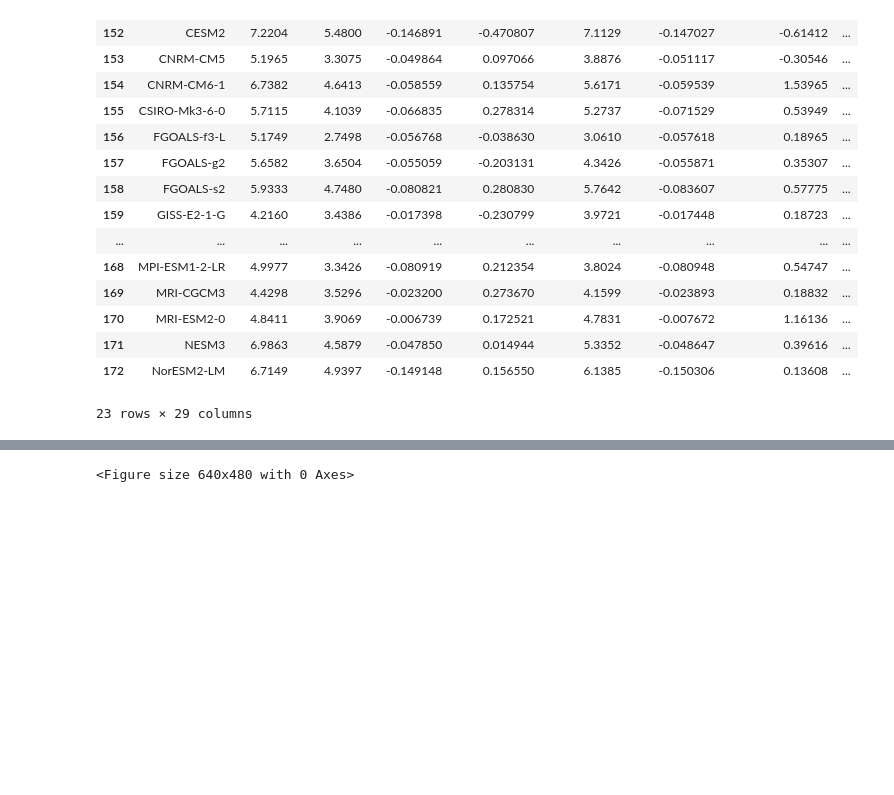
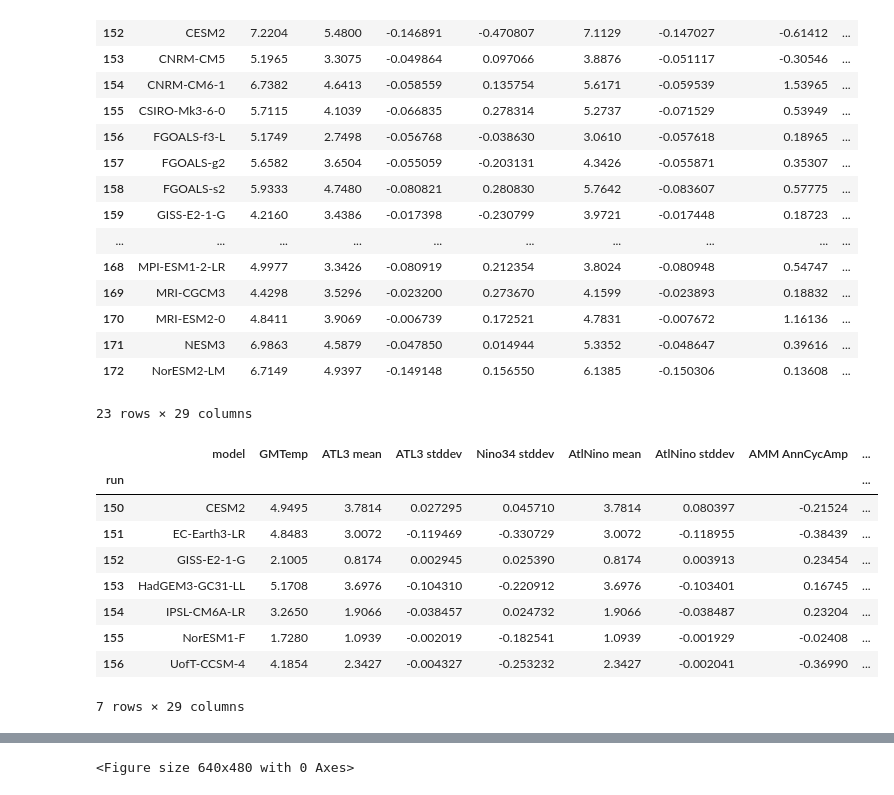
Before and after one commit to pmip4/TropicalAtlanticVariability, a Jupyter notebook: scatterplots.ipynb, the cells around one changed output, grey strips where cells are left out. Saved outputs shown, nothing was run; the diff lists cells and outputs as text; code cells hidden in the pictures; blank space fills up the shorter version.

```diff
--- a/scatterplots.ipynb
+++ b/scatterplots.ipynb
@@ -178 +192,14 @@ abrupt4xCO2_diff
+# %%
+midPliocene_diff
+# %% [output]
+|  | model | GMTemp | ATL3 mean | ATL3 stddev | Nino34 stddev | AtlNino mean | AtlNino stddev | AMM AnnCycAmp | ... |
+| run |  |  |  |  |  |  |  |  | ... |
+| 150 | CESM2 | 4.9495 | 3.7814 | 0.027295 | 0.045710 | 3.7814 | 0.080397 | -0.21524 | ... |
+| 151 | EC-Earth3-LR | 4.8483 | 3.0072 | -0.119469 | -0.330729 | 3.0072 | -0.118955 | -0.38439 | ... |
+| 152 | GISS-E2-1-G | 2.1005 | 0.8174 | 0.002945 | 0.025390 | 0.8174 | 0.003913 | 0.23454 | ... |
+| 153 | HadGEM3-GC31-LL | 5.1708 | 3.6976 | -0.104310 | -0.220912 | 3.6976 | -0.103401 | 0.16745 | ... |
+| 154 | IPSL-CM6A-LR | 3.2650 | 1.9066 | -0.038457 | 0.024732 | 1.9066 | -0.038487 | 0.23204 | ... |
+| 155 | NorESM1-F | 1.7280 | 1.0939 | -0.002019 | -0.182541 | 1.0939 | -0.001929 | -0.02408 | ... |
+| 156 | UofT-CCSM-4 | 4.1854 | 2.3427 | -0.004327 | -0.253232 | 2.3427 | -0.002041 | -0.36990 | ... |
+7 rows × 29 columns
 # %%
```
Also changed, not shown: parts of 10 cells of this notebook, 3 other files.
